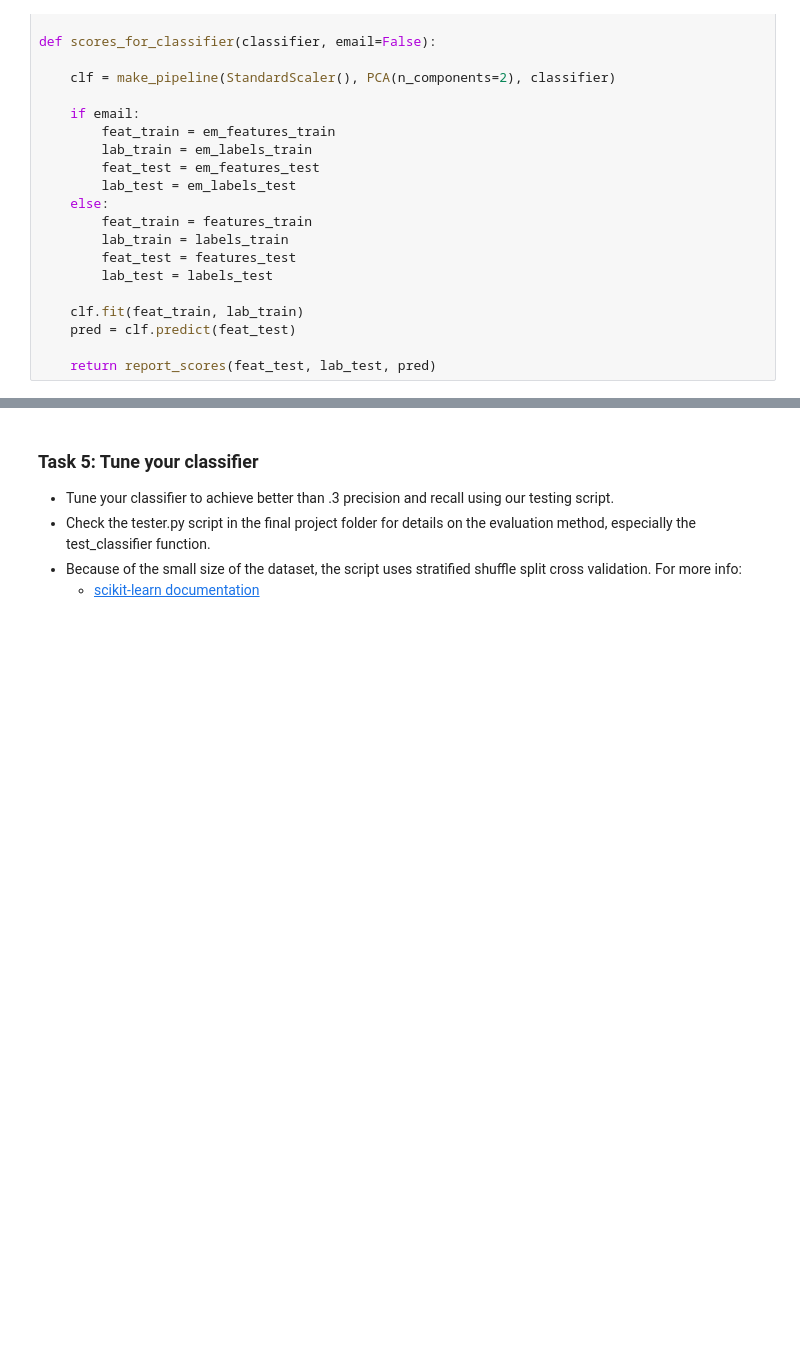
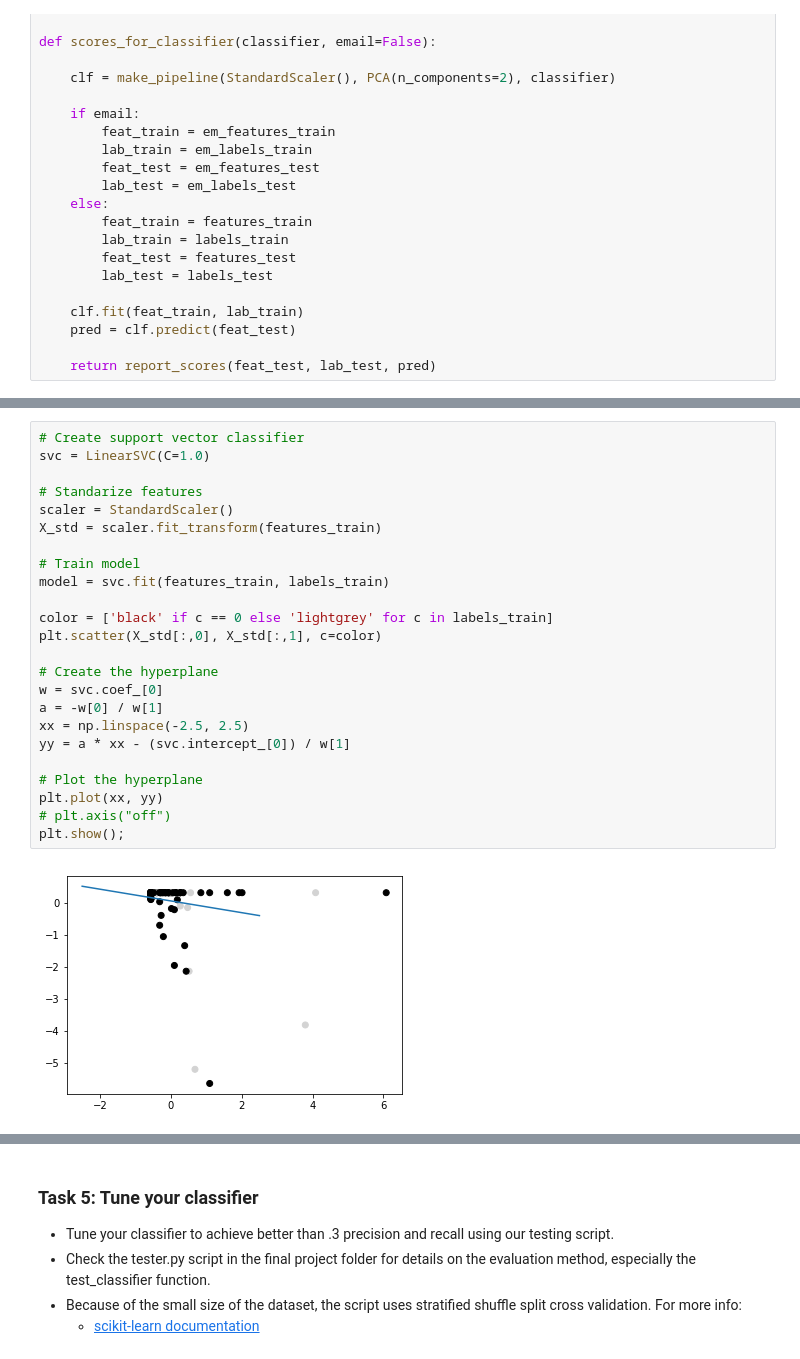
Before and after one commit to gisledb/udacity_nanodegree, a Jupyter notebook: p5_machine_learning/course_files/ud120-projects-master/final_project/poi_id.ipynb, the cells around one changed output, grey strips where cells are left out. Cells and saved outputs as stored; diff of their text form; blank space fills up the shorter version.

```diff
--- a/p5_machine_learning/course_files/ud120-projects-master/final_project/poi_id.ipynb
+++ b/p5_machine_learning/course_files/ud120-projects-master/final_project/poi_id.ipynb
@@ -549,6 +598,32 @@ Accuracy score: 0.9231
 Precision score: 0.0
 Recall score: 0.0
 F1 score: 0.0
+# %%
+# Create support vector classifier
+svc = LinearSVC(C=1.0)
+
+# Standarize features
+scaler = StandardScaler()
+X_std = scaler.fit_transform(features_train)
+
+# Train model
+model = svc.fit(features_train, labels_train)
+
+color = ['black' if c == 0 else 'lightgrey' for c in labels_train]
+plt.scatter(X_std[:,0], X_std[:,1], c=color)
+
+# Create the hyperplane
+w = svc.coef_[0]
+a = -w[0] / w[1]
+xx = np.linspace(-2.5, 2.5)
+yy = a * xx - (svc.intercept_[0]) / w[1]
+
+# Plot the hyperplane
+plt.plot(xx, yy)
+# plt.axis("off")
+plt.show();
+# %% [output]
+[figure, added]
 # %%
 # Running support vector machine algorithm  with linear kernel for all records
 scores_for_classifier(LinearSVC(C=1))
```
Also changed, not shown: parts of 15 cells of this notebook.
